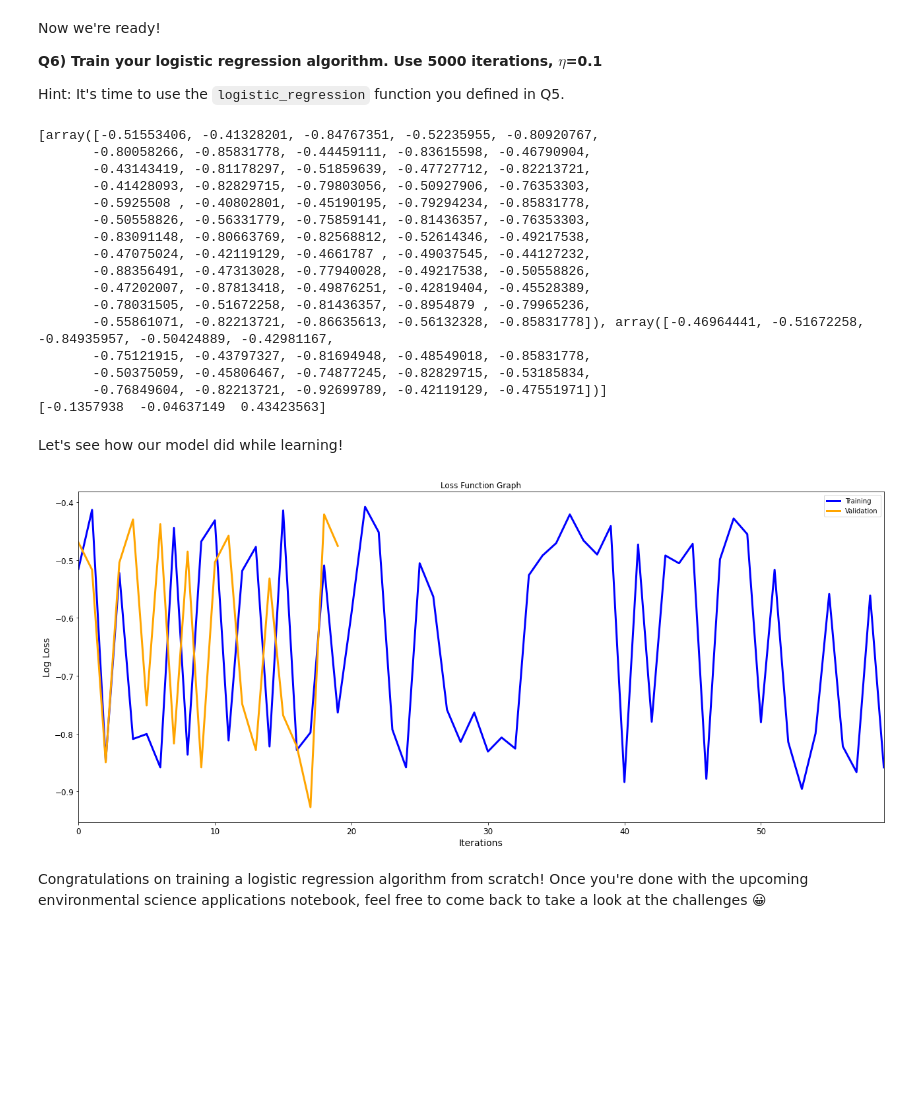
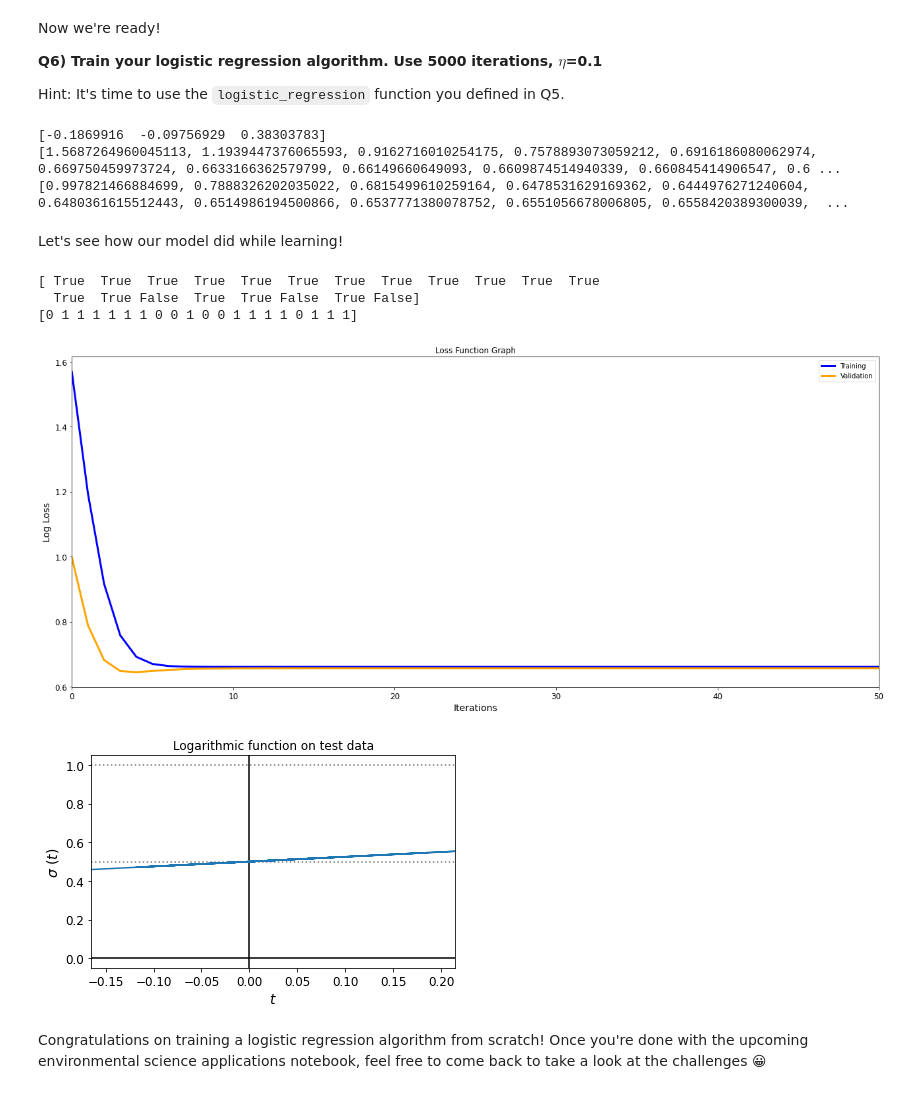
Before and after one commit to isabelntho/2022_ML_Earth_Env_Sci, a Jupyter notebook: Lab_Notebooks/S2_2_Training_Models.ipynb, the cells around one changed output. Cells and saved outputs as stored; diff of their text form; code cells hidden in the pictures; blank space fills up the shorter version.

Commit message:
Fixed validation losses

```diff
--- a/Lab_Notebooks/S2_2_Training_Models.ipynb
+++ b/Lab_Notebooks/S2_2_Training_Models.ipynb
@@ -225,8 +205,8 @@ def log_loss(p_hat, y, epsilon=1e-7):
   J = y* log_p_hat+(1-y) * np.log(1-p_hat)
 
   # After calculating J, assert that J has the same shape as p_hat and y
-  #assert J.shape == p_hat.shape
-  #assert J.shape == y.shape
+  assert J.shape == p_hat.shape
+  assert J.shape == y.shape
   return J
 # %% [markdown]
 We now have a way of quantifying how good our predictions are. The final thing needed for us to train our algorithm is figuring out a way to update the parameters in a way that improves the average quality of our predictions.
@@ -412,21 +392,28 @@ Where $\eta$ is the learning rate parameter.
 # %%
 # Write your code here
 def logistic_regression(theta, X_train, y_train, X_valid, y_valid, eta, n_iterations):
+
+  training_losses = []
+  valid_losses = []
+
   for iteration in range(n_iterations):
   #generate a set of predictions on the training data
     p_hat_train = predict(theta, X_train)
   #calculate and store the loss function
-    training_loss = log_loss(p_hat = p_hat_train, y = y_train, epsilon=1e-7)
+    t_loss = -np.mean(log_loss(p_hat = p_hat_train, y = y_train, epsilon=1e-7))
+    training_losses.append(t_loss)
   #calculate the gradient
     gradients = gradient_calc(theta, p_hat_train, X_train, y_train)
   #update the theta parameters
     theta = theta - eta * gradients
-  valid_preds = predict(theta, X_valid)
-  valid_loss = log_loss(valid_preds, y_valid, epsilon=1e-7)
+  #Generate a set of predictions on the validation data using the updated parameters
+    valid_preds = predict(theta, X_valid)
+  #Calculate and store the loss function for the validation data
+    valid_loss = -np.mean(log_loss(valid_preds, y_valid, epsilon=1e-7))
+    valid_losses.append(valid_loss)
 
-  Losses = [training_loss, valid_loss]
+  Losses = [training_losses, valid_losses]
   return Losses, theta
-  #return theta
 # %% [markdown]
 **¡¡¡Important Note!!!**
 
@@ -473,25 +454,13 @@ Hint: It's time to use the `logistic_regression` function you defined in Q5.
 # %%
 # Complete the code
 losses, coeffs = logistic_regression(theta, X_train, y_train, X_valid, y_valid, eta=0.1, n_iterations=5000)
-print(losses)
 print(coeffs)
+print(losses[0])
+print(losses[1])
 # %% [output]
-[array([-0.51553406, -0.41328201, -0.84767351, -0.52235955, -0.80920767,
-       -0.80058266, -0.85831778, -0.44459111, -0.83615598, -0.46790904,
-       -0.43143419, -0.81178297, -0.51859639, -0.47727712, -0.82213721,
-       -0.41428093, -0.82829715, -0.79803056, -0.50927906, -0.76353303,
-       -0.5925508 , -0.40802801, -0.45190195, -0.79294234, -0.85831778,
-       -0.50558826, -0.56331779, -0.75859141, -0.81436357, -0.76353303,
-       -0.83091148, -0.80663769, -0.82568812, -0.52614346, -0.49217538,
-       -0.47075024, -0.42119129, -0.4661787 , -0.49037545, -0.44127232,
-       -0.88356491, -0.47313028, -0.77940028, -0.49217538, -0.50558826,
-       -0.47202007, -0.87813418, -0.49876251, -0.42819404, -0.45528389,
-       -0.78031505, -0.51672258, -0.81436357, -0.8954879 , -0.79965236,
-       -0.55861071, -0.82213721, -0.86635613, -0.56132328, -0.85831778]), array([-0.46964441, -0.51672258, -0.84935957, -0.50424889, -0.42981167,
-       -0.75121915, -0.43797327, -0.81694948, -0.48549018, -0.85831778,
-       -0.50375059, -0.45806467, -0.74877245, -0.82829715, -0.53185834,
-       -0.76849604, -0.82213721, -0.92699789, -0.42119129, -0.47551971])]
-[-0.1357938  -0.04637149  0.43423563]
+[-0.1869916  -0.09756929  0.38303783]
+[1.5687264960045113, 1.1939447376065593, 0.9162716010254175, 0.7578893073059212, 0.6916186080062974, 0.669750459973724, 0.6633166362579799, 0.66149660649093, 0.6609874514940339, 0.660845414906547, 0.6 ...
+[0.997821466884699, 0.7888326202035022, 0.6815499610259164, 0.6478531629169362, 0.6444976271240604, 0.6480361615512443, 0.6514986194500866, 0.6537771380078752, 0.6551056678006805, 0.6558420389300039,  ...
 # %% [markdown]
 Let's see how our model did while learning!
 # %%
@@ -503,34 +472,61 @@ ax.legend();
 ax.set_ylabel('Log Loss')
 ax.set_xlabel('Iterations')
 ax.set_title('Loss Function Graph')
 ax.autoscale(axis='x', tight=True)
+plt.xlim([0, 50])
 fig.tight_layout();
 
 # Let's get predictions from our model for the training, validation, and testing
 # datasets
 y_hat_train = (predict(coeffs, X_train)>=.5).astype(int)
 y_hat_valid = (predict(coeffs, X_valid)>=.5).astype(int)
 y_hat_test = (predict(coeffs, X_test)>=.5).astype(int)
 
 y_sets = [ [y_hat_train, y_train],
            [y_hat_valid, y_valid],
            [y_hat_test, y_test] ]
 
 def accuracy_score(y_hat, y):
     assert(y_hat.size==y.size)
     return (y_hat == y).sum()/y.size
 
 #[accuracies.append(accuracy_score(y_set[0],y_set[1])) for y_set in y_sets]
 
 #printout= (f'Training Accuracy:{accuracies[0]:.1%} \n'
            #f'Validation Accuracy:{accuracies[1]:.1%} \n')
 
 # Add the testing accuracy only once you're sure that your model works!
 
 
 #print(printout)
+
+
+#plot result of logistic function
+ttest = (coeffs[0] * X_test[:,0]) + (coeffs[1] * X_test[:,1]) + (coeffs[2] * X_test[:,2])
+
+fig, ax = plt.subplots()
+
+ax.axvline(0, c='black', alpha=1)
+ax.axhline(0, c='black', alpha=1)
+
+[ax.axhline(y_val, c='black', alpha=0.5, linestyle='dotted') for y_val in (0.5,1)]
+
+plt.autoscale(axis='x', tight=True)
+
+ax.plot(ttest, predict(coeffs, X_test));
+ax.set_xlabel('$t$')
+ax.set_ylabel('$\\sigma\\  \\left(t\\right)$')
+ax.set_title('Logarithmic function on test data')
+fig.tight_layout()
+
+print((predict(coeffs, X_test)>=0.5).astype(int) == y_test)
+print(y_test)
 # %% [output]
+[ True  True  True  True  True  True  True  True  True  True  True  True
+  True  True False  True  True False  True False]
+[0 1 1 1 1 1 1 0 0 1 0 0 1 1 1 1 0 1 1 1]
-[figure, old version]
+[figure, new version]
+[figure, added]
 # %% [markdown]
 Congratulations on training a logistic regression algorithm from scratch! Once you're done with the upcoming environmental science applications notebook, feel free to come back to take a look at the challenges 😀
 # %% [markdown]
```
Also changed, not shown: parts of 2 cells of this notebook.
